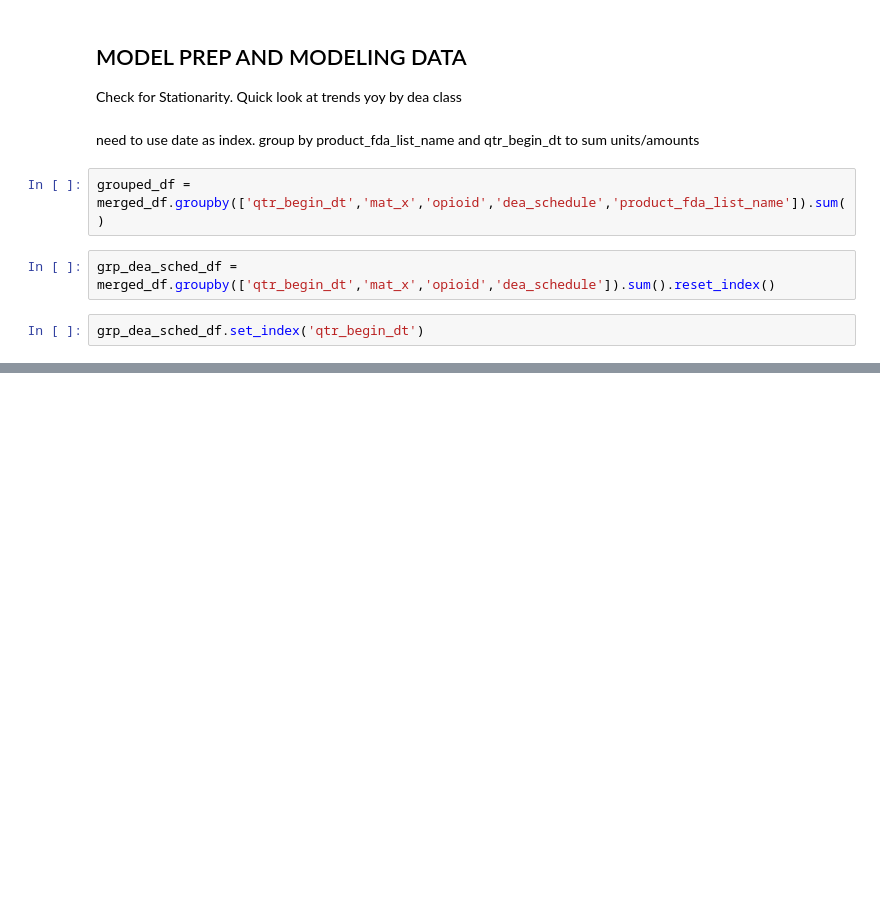
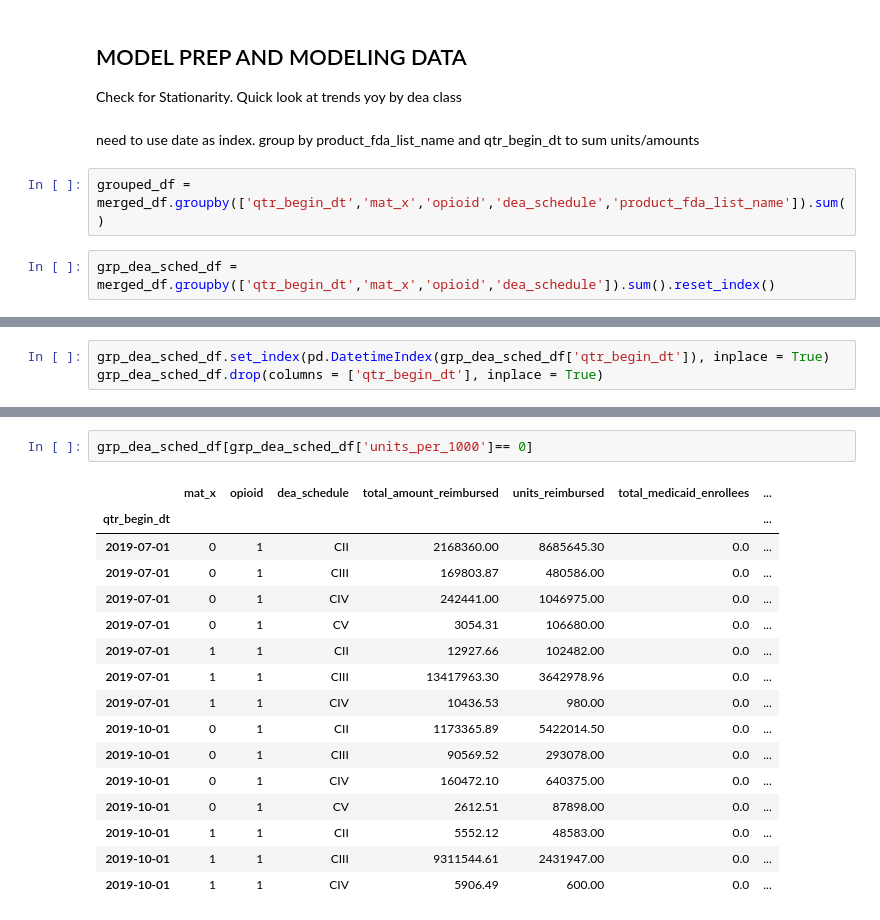
Before and after one commit to tiffany1576/personal_portfolio, a Jupyter notebook: Capstone/Opioid_Prescription_Model.ipynb, the cells around one changed output, grey strips where cells are left out. Saved outputs shown, nothing was run; the diff lists cells and outputs as text; blank space fills up the shorter version.

```diff
--- a/Capstone/Opioid_Prescription_Model.ipynb
+++ b/Capstone/Opioid_Prescription_Model.ipynb
@@ -18,5 +19,3 @@ need to use date as index. group by product_fda_list_name and qtr_begin_dt to su
 grouped_df = merged_df.groupby(['qtr_begin_dt','mat_x','opioid','dea_schedule','product_fda_list_name']).sum()
 # %%
 grp_dea_sched_df = merged_df.groupby(['qtr_begin_dt','mat_x','opioid','dea_schedule']).sum().reset_index()
-# %%
-grp_dea_sched_df.set_index('qtr_begin_dt')
@@ -43,0 +22,3 @@ ValueError: You must specify a period or x must be a pandas object with a Dateti
+# %%
+grp_dea_sched_df.set_index(pd.DatetimeIndex(grp_dea_sched_df['qtr_begin_dt']), inplace = True)
+grp_dea_sched_df.drop(columns = ['qtr_begin_dt'], inplace = True)
@@ -43,0 +134,19 @@ ValueError: You must specify a period or x must be a pandas object with a Dateti
+# %%
+grp_dea_sched_df[grp_dea_sched_df['units_per_1000']== 0]
+# %% [output]
+|  | mat_x | opioid | dea_schedule | total_amount_reimbursed | units_reimbursed | total_medicaid_enrollees | ... |
+| qtr_begin_dt |  |  |  |  |  |  | ... |
+| 2019-07-01 | 0 | 1 | CII | 2168360.00 | 8685645.30 | 0.0 | ... |
+| 2019-07-01 | 0 | 1 | CIII | 169803.87 | 480586.00 | 0.0 | ... |
+| 2019-07-01 | 0 | 1 | CIV | 242441.00 | 1046975.00 | 0.0 | ... |
+| 2019-07-01 | 0 | 1 | CV | 3054.31 | 106680.00 | 0.0 | ... |
+| 2019-07-01 | 1 | 1 | CII | 12927.66 | 102482.00 | 0.0 | ... |
+| 2019-07-01 | 1 | 1 | CIII | 13417963.30 | 3642978.96 | 0.0 | ... |
+| 2019-07-01 | 1 | 1 | CIV | 10436.53 | 980.00 | 0.0 | ... |
+| 2019-10-01 | 0 | 1 | CII | 1173365.89 | 5422014.50 | 0.0 | ... |
+| 2019-10-01 | 0 | 1 | CIII | 90569.52 | 293078.00 | 0.0 | ... |
+| 2019-10-01 | 0 | 1 | CIV | 160472.10 | 640375.00 | 0.0 | ... |
+| 2019-10-01 | 0 | 1 | CV | 2612.51 | 87898.00 | 0.0 | ... |
+| 2019-10-01 | 1 | 1 | CII | 5552.12 | 48583.00 | 0.0 | ... |
+| 2019-10-01 | 1 | 1 | CIII | 9311544.61 | 2431947.00 | 0.0 | ... |
+| 2019-10-01 | 1 | 1 | CIV | 5906.49 | 600.00 | 0.0 | ... |
```
Also changed, not shown: parts of 16 cells of this notebook, 1 other file.
